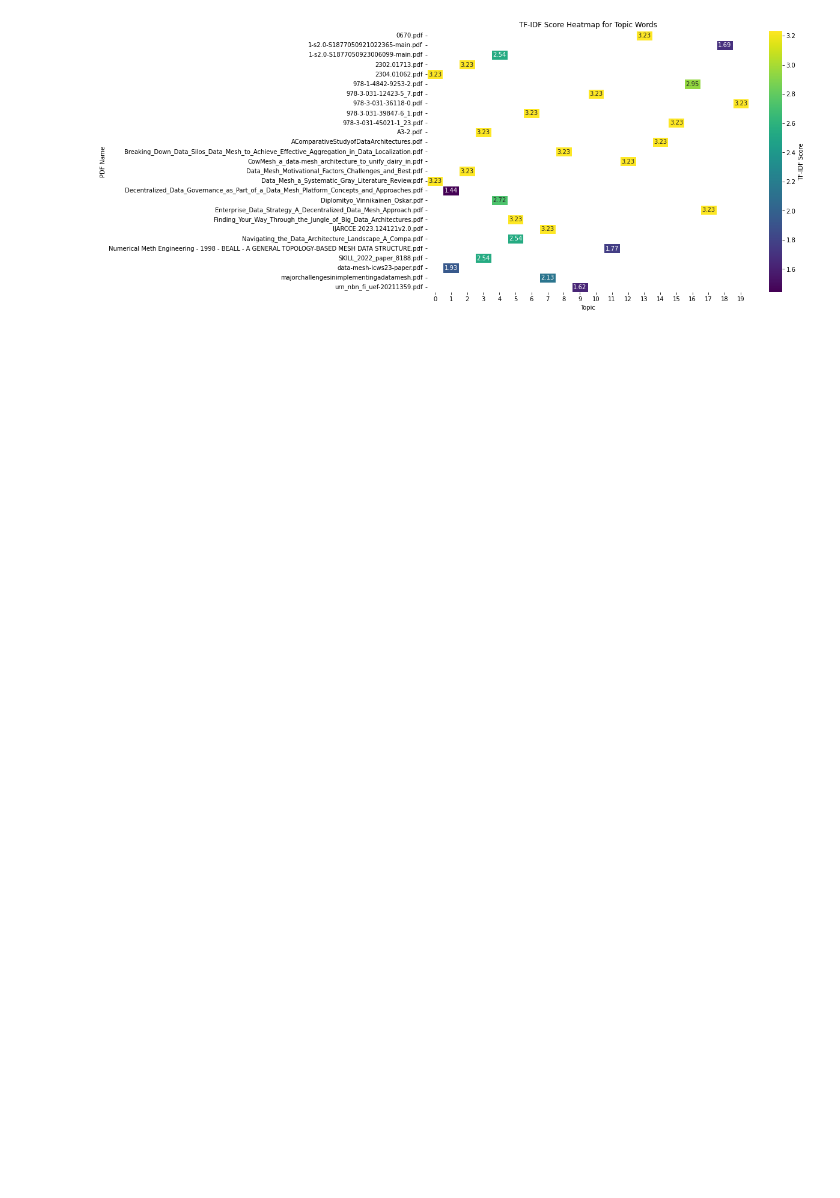
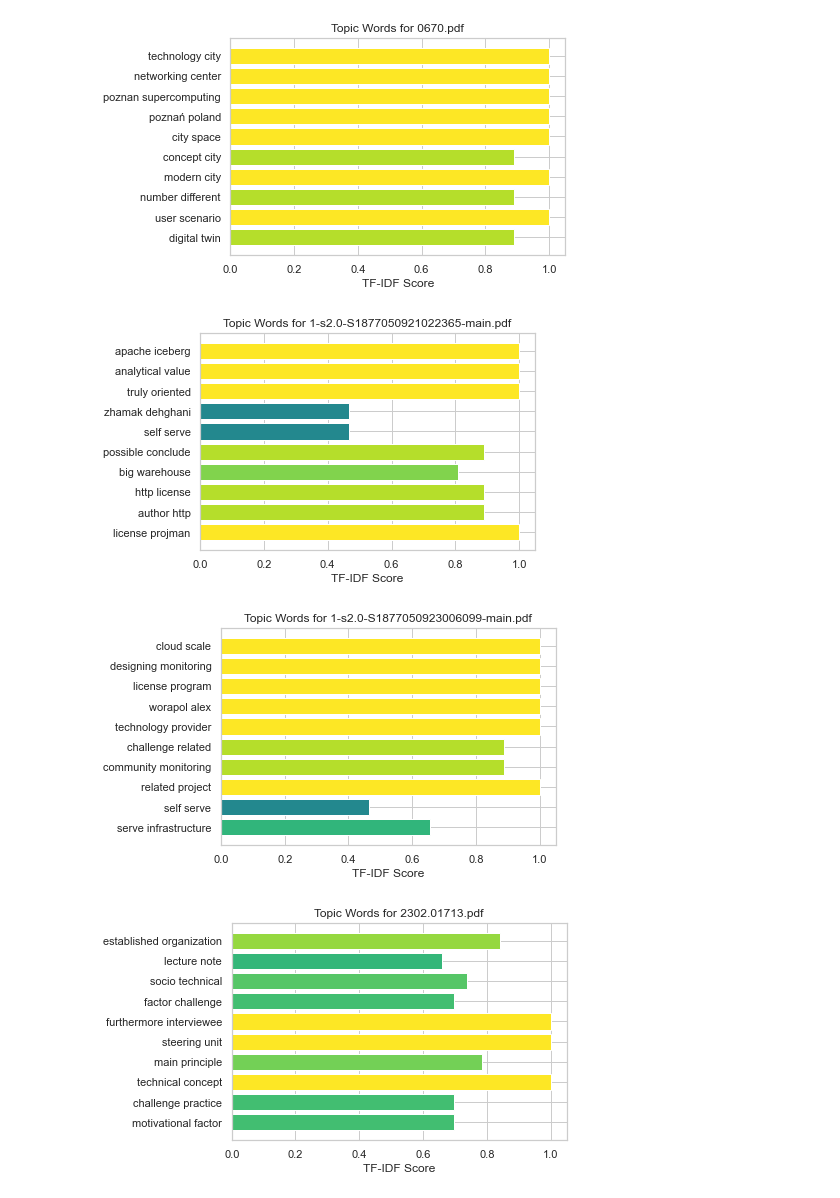
Before and after one commit to clumsyspeedboat/data_mesh_topics_and_sentiment, a Jupyter notebook: Topic_modeling_NMF.ipynb, the cells around one changed output. Cells and saved outputs as stored; diff of their text form; code cells hidden in the pictures; blank space fills up the shorter version.

```diff
--- a/Topic_modeling_NMF.ipynb
+++ b/Topic_modeling_NMF.ipynb
@@ -138,29 +94,0 @@ result
-# %%
-import seaborn as sns
-import matplotlib.pyplot as plt
-
-# Assuming 'pdf_name' is a column in your DataFrame
-pdf_names = result['pdf_name']
-
-# Assuming 'topic' is a column in your DataFrame
-topics = result['topic']
-
-# Assuming 'tfidf_score' is a column in your DataFrame
-tfidf_scores = result['topic_tfidf_scores']
-
-# Create a DataFrame for the heatmap
-heatmap_data = pd.pivot_table(result, values='topic_tfidf_scores', index='pdf_name', columns='topic')
-
-# Create a heatmap
-plt.figure(figsize=(12, 8))
-heatmap = sns.heatmap(heatmap_data, cmap='viridis', annot=True, linewidths=.5, fmt=".2f", cbar_kws={'label': 'TF-IDF Score'})
-
-# Set plot labels and title
-plt.xlabel('Topic')
-plt.ylabel('PDF Name')
-plt.title('TF-IDF Score Heatmap for Topic Words')
-
-# Show the plot
-plt.show()
-# %% [output]
-[figure, removed]
@@ -198,0 +120,35 @@ print(heatmap_data)
+# %%
+import pandas as pd
+import matplotlib.pyplot as plt
+import numpy as np
+from sklearn.feature_extraction.text import TfidfVectorizer
+from sklearn.preprocessing import normalize
+from sklearn.decomposition import NMF
+
+def visualize_results(df):
+    for index, row in df.iterrows():
+        pdf_name = row['pdf_name']
+        topic_words = row['topic_words_tfid']
+
+        # Extract words and TF-IDF scores
+        words, tfidf_scores = zip(*topic_words)
+
+        # Normalize TF-IDF scores to be in the range [0, 1]
+        normalized_tfidf_scores = np.array(tfidf_scores) / np.max(tfidf_scores)
+
+        # Color code the words based on normalized TF-IDF scores
+        colors = plt.cm.viridis(normalized_tfidf_scores)
+
+        # Create a horizontal bar chart
+        plt.barh(words, normalized_tfidf_scores, color=colors)
+        plt.xlabel('TF-IDF Score')
+        plt.title(f'Topic Words for {pdf_name}')
+        plt.show()
+
+# Assuming 'result' is the DataFrame returned from your NMF_modeling function
+visualize_results(result)
+# %% [output]
+[figure, added]
+[figure, added]
+[figure, added]
+[figure, added]
```
Also changed, not shown: parts of 18 cells of this notebook, 4 other files.
